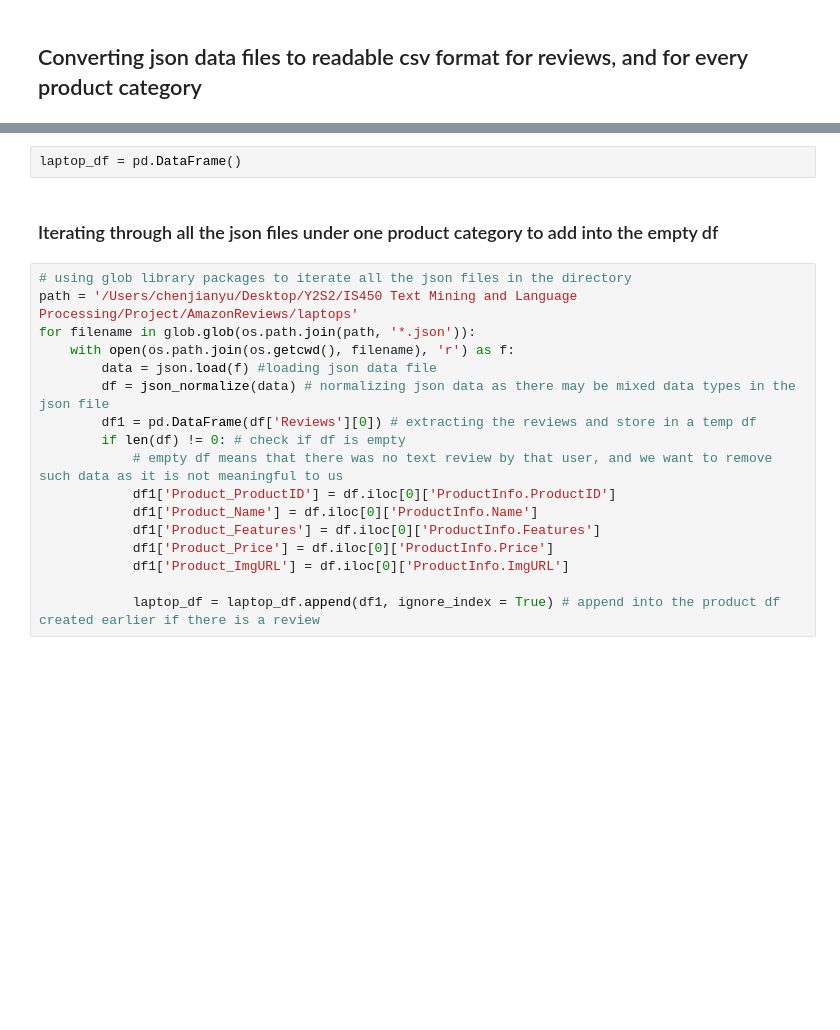
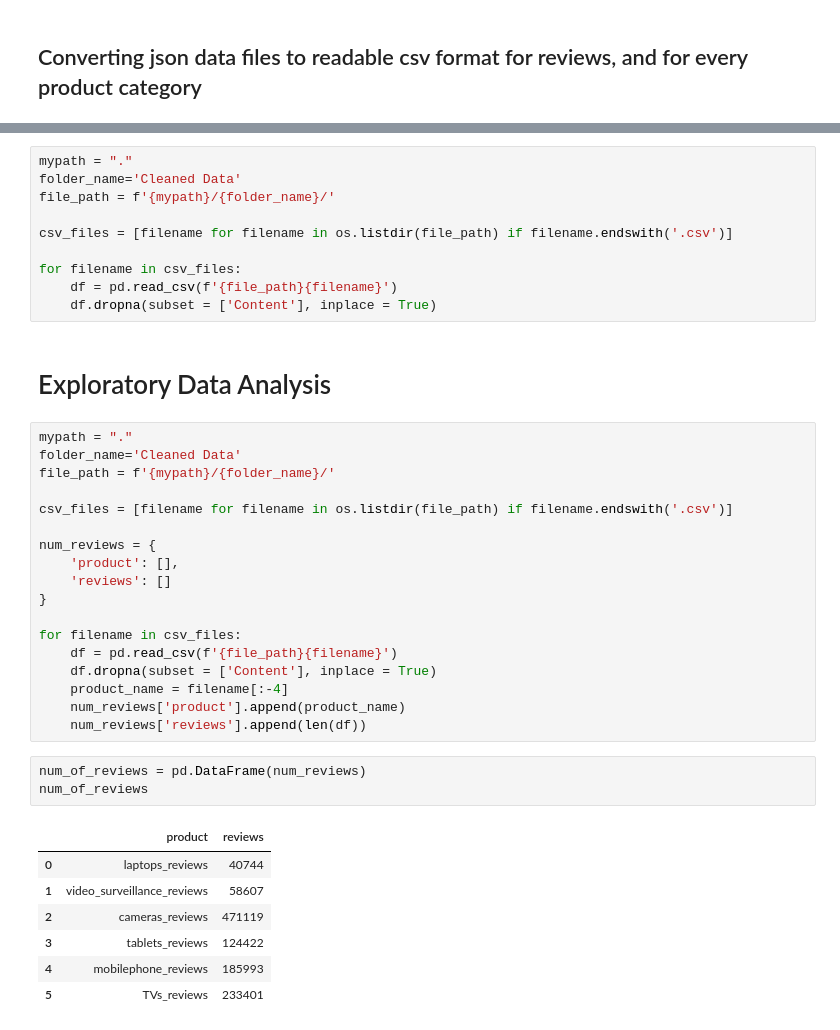
Before and after one commit to CJianYu98/Amazon_Reviews_Analysis, a Jupyter notebook: data_to_csv.ipynb, the cells around one changed output, grey strips where cells are left out. Saved outputs shown, nothing was run; the diff lists cells and outputs as text; blank space fills up the shorter version.

```diff
--- a/data_to_csv.ipynb
+++ b/data_to_csv.ipynb
@@ -11,21 +40,41 @@ import glob
+# %%
+mypath = "."
+folder_name='Cleaned Data'
+file_path = f'{mypath}/{folder_name}/'
+
+csv_files = [filename for filename in os.listdir(file_path) if filename.endswith('.csv')]
+
+for filename in csv_files:
+    df = pd.read_csv(f'{file_path}{filename}')
+    df.dropna(subset = ['Content'], inplace = True)
+# %% [markdown]
+# Exploratory Data Analysis
+# %%
+mypath = "."
+folder_name='Cleaned Data'
+file_path = f'{mypath}/{folder_name}/'
+
+csv_files = [filename for filename in os.listdir(file_path) if filename.endswith('.csv')]
+
+num_reviews = {
+    'product': [],
+    'reviews': []
+}
+
+for filename in csv_files:
+    df = pd.read_csv(f'{file_path}{filename}')
+    df.dropna(subset = ['Content'], inplace = True)
+    product_name = filename[:-4]
+    num_reviews['product'].append(product_name)
+    num_reviews['reviews'].append(len(df))
 # %%
-laptop_df = pd.DataFrame()
+num_of_reviews = pd.DataFrame(num_reviews)
+num_of_reviews
+# %% [output]
+|  | product | reviews |
+| 0 | laptops_reviews | 40744 |
+| 1 | video_surveillance_reviews | 58607 |
+| 2 | cameras_reviews | 471119 |
+| 3 | tablets_reviews | 124422 |
+| 4 | mobilephone_reviews | 185993 |
+| 5 | TVs_reviews | 233401 |
-# %% [markdown]
-### Iterating through all the json files under one product category to add into the empty df
-# %%
-# using glob library packages to iterate all the json files in the directory
-path = '/Users/chenjianyu/Desktop/Y2S2/IS450 Text Mining and Language Processing/Project/AmazonReviews/laptops'
-for filename in glob.glob(os.path.join(path, '*.json')):
-    with open(os.path.join(os.getcwd(), filename), 'r') as f:
-        data = json.load(f) #loading json data file
-        df = json_normalize(data) # normalizing json data as there may be mixed data types in the json file
-        df1 = pd.DataFrame(df['Reviews'][0]) # extracting the reviews and store in a temp df
-        if len(df) != 0: # check if df is empty
-            # empty df means that there was no text review by that user, and we want to remove such data as it is not meaningful to us
-            df1['Product_ProductID'] = df.iloc[0]['ProductInfo.ProductID']
-            df1['Product_Name'] = df.iloc[0]['ProductInfo.Name']
-            df1['Product_Features'] = df.iloc[0]['ProductInfo.Features']
-            df1['Product_Price'] = df.iloc[0]['ProductInfo.Price']
-            df1['Product_ImgURL'] = df.iloc[0]['ProductInfo.ImgURL']
-
-            laptop_df = laptop_df.append(df1, ignore_index = True) # append into the product df created earlier if there is a review
```
Also changed, not shown: parts of 23 cells of this notebook, 2 other files.
